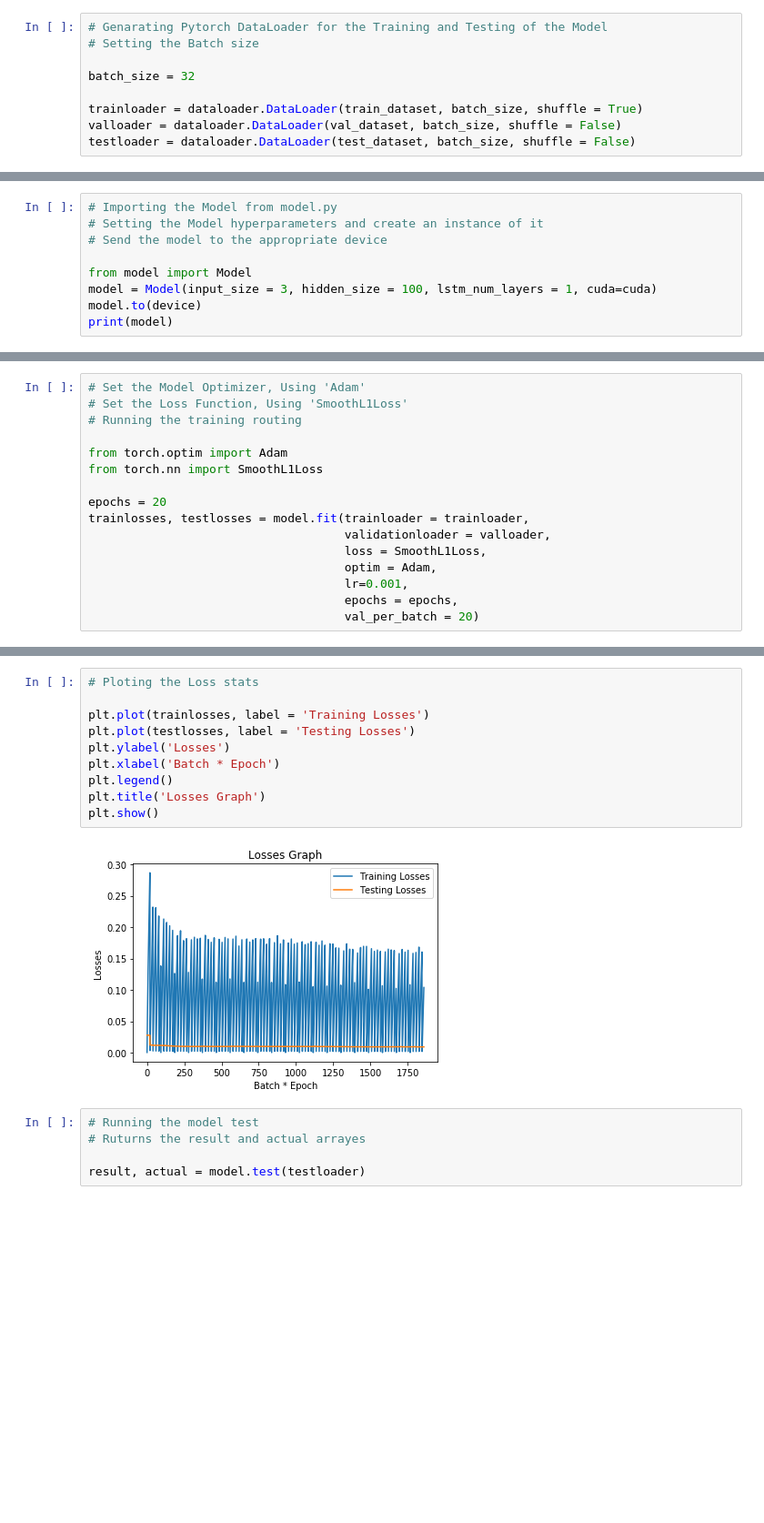
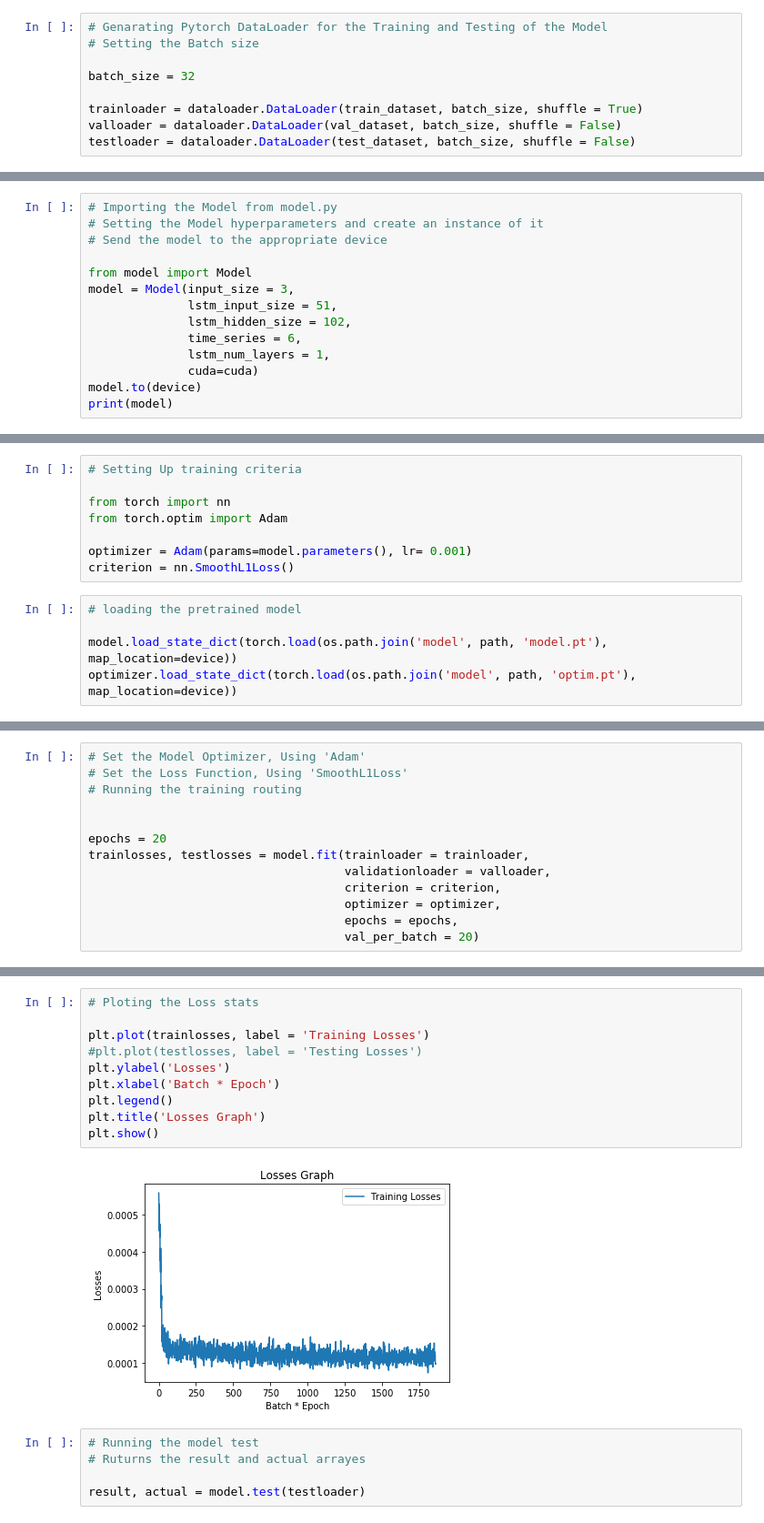
Before and after one commit to darkmatter18/Wind-Speed-Prediction, a Jupyter notebook: training.ipynb, the cells around one changed output, grey strips where cells are left out. Shown: that part at 91% size. Saved outputs shown, nothing was run; the diff lists cells and outputs as text; blank space fills up the shorter version.

```diff
--- a/training.ipynb
+++ b/training.ipynb
@@ -136,7 +132,12 @@ Device Capability: (3, 7)
 # Send the model to the appropriate device
 
 from model import Model
-model = Model(input_size = 3, hidden_size = 100, lstm_num_layers = 1, cuda=cuda)
+model = Model(input_size = 3,
+              lstm_input_size = 51,
+              lstm_hidden_size = 102,
+              time_series = 6,
+              lstm_num_layers = 1,
+              cuda=cuda)
 model.to(device)
 print(model)
 # %% [output]
@@ -149 +155,14 @@ Model(
 )
+# %%
+# Setting Up training criteria
+
+from torch import nn
+from torch.optim import Adam
+
+optimizer = Adam(params=model.parameters(), lr= 0.001)
+criterion = nn.SmoothL1Loss()
+# %%
+# loading the pretrained model
+
+model.load_state_dict(torch.load(os.path.join('model', path, 'model.pt'), map_location=device))
+optimizer.load_state_dict(torch.load(os.path.join('model', path, 'optim.pt'), map_location=device))
@@ -152,15 +173,12 @@ Model(
 # Set the Loss Function, Using 'SmoothL1Loss'
 # Running the training routing
 
-from torch.optim import Adam
-from torch.nn import SmoothL1Loss
 
 epochs = 20
 trainlosses, testlosses = model.fit(trainloader = trainloader,
                                     validationloader = valloader,
-                                    loss = SmoothL1Loss,
-                                    optim = Adam,
-                                    lr=0.001,
+                                    criterion = criterion,
+                                    optimizer = optimizer,
                                     epochs = epochs,
                                     val_per_batch = 20)
 # %% [output]
@@ -187,15 +205,15 @@ trainlosses, testlosses = model.fit(trainloader = trainloader,
 # %%
 # Ploting the Loss stats
 
 plt.plot(trainlosses, label = 'Training Losses')
-plt.plot(testlosses, label = 'Testing Losses')
+#plt.plot(testlosses, label = 'Testing Losses')
 plt.ylabel('Losses')
 plt.xlabel('Batch * Epoch')
 plt.legend()
 plt.title('Losses Graph')
 plt.show()
 # %% [output]
-[figure, old version]
+[figure, new version]
 # %%
 # Running the model test
 # Ruturns the result and actual arrayes
```
Also changed, not shown: parts of 13 cells of this notebook, 1 other file.
